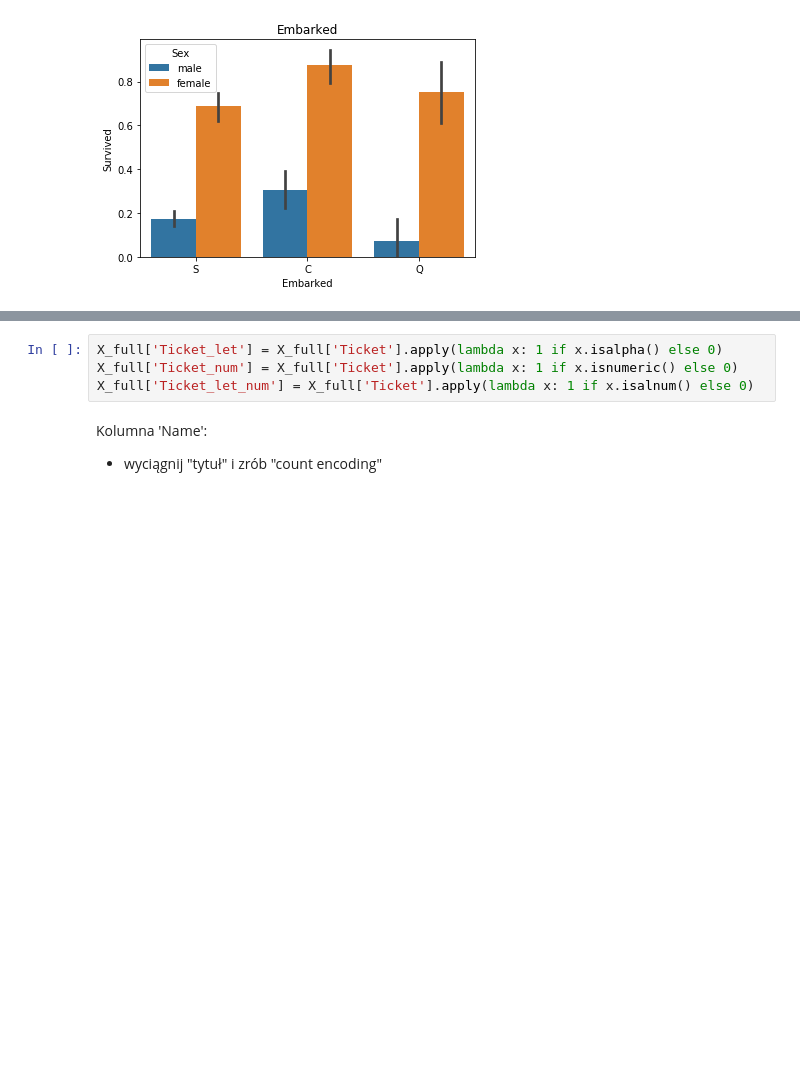
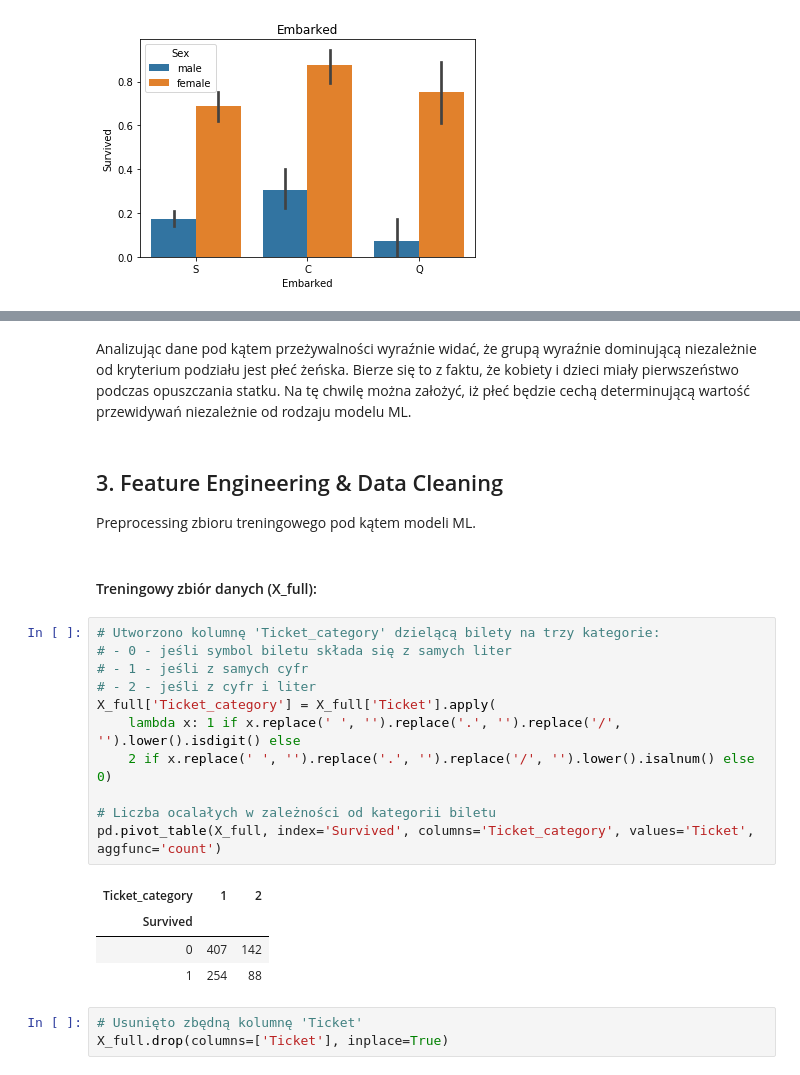
Before and after one commit to mcwilk/ML_classification, a Jupyter notebook: Titanic_ML_model_v1.ipynb, the cells around one changed output, grey strips where cells are left out. Drawn from its saved outputs; the diff is of its cells as text; blank space fills up the shorter version.

```diff
--- a/Titanic_ML_model_v1.ipynb
+++ b/Titanic_ML_model_v1.ipynb
@@ -197,8 +188,27 @@ array(['A/5 21171', 'PC 17599', 'STON/O2. 3101282', '113803', '373450',
-# %%
-X_full['Ticket_let'] = X_full['Ticket'].apply(lambda x: 1 if x.isalpha() else 0)
-X_full['Ticket_num'] = X_full['Ticket'].apply(lambda x: 1 if x.isnumeric() else 0)
-X_full['Ticket_let_num'] = X_full['Ticket'].apply(lambda x: 1 if x.isalnum() else 0)
-# %% [markdown]
-Kolumna 'Name':
-
-- wyciągnij "tytuł" i zrób "count encoding"
+# %% [markdown]
+Analizując dane pod kątem przeżywalności wyraźnie widać, że grupą wyraźnie dominującą niezależnie od kryterium podziału jest płeć żeńska. Bierze się to z faktu, że kobiety i dzieci miały pierwszeństwo podczas opuszczania statku. Na tę chwilę można założyć, iż płeć będzie cechą determinującą wartość przewidywań niezależnie od rodzaju modelu ML.
+# %% [markdown]
+## 3. Feature Engineering & Data Cleaning
+
+Preprocessing zbioru treningowego pod kątem modeli ML.
+# %% [markdown]
+#### Treningowy zbiór danych (X_full):
+# %%
+# Utworzono kolumnę 'Ticket_category' dzielącą bilety na trzy kategorie:
+# - 0 - jeśli symbol biletu składa się z samych liter
+# - 1 - jeśli z samych cyfr
+# - 2 - jeśli z cyfr i liter
+X_full['Ticket_category'] = X_full['Ticket'].apply(
+    lambda x: 1 if x.replace(' ', '').replace('.', '').replace('/', '').lower().isdigit() else
+    2 if x.replace(' ', '').replace('.', '').replace('/', '').lower().isalnum() else 0)
+
+# Liczba ocalałych w zależności od kategorii biletu
+pd.pivot_table(X_full, index='Survived', columns='Ticket_category', values='Ticket', aggfunc='count')
+# %% [output]
+| Ticket_category | 1 | 2 |
+| Survived |  |  |
+| 0 | 407 | 142 |
+| 1 | 254 | 88 |
+# %%
+# Usunięto zbędną kolumnę 'Ticket'
+X_full.drop(columns=['Ticket'], inplace=True)
```
Also changed, not shown: parts of 42 cells of this notebook.
